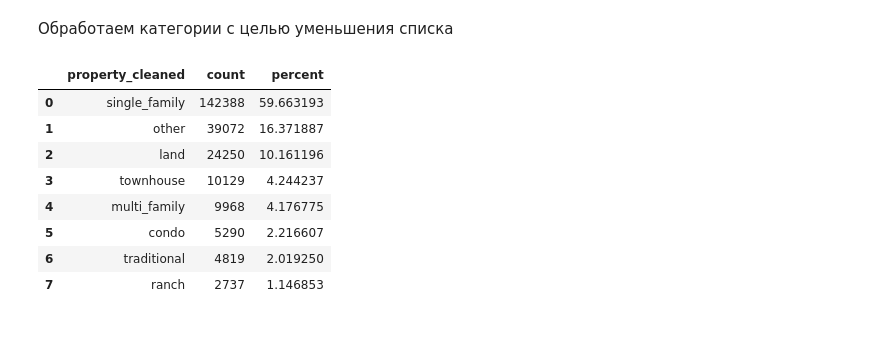
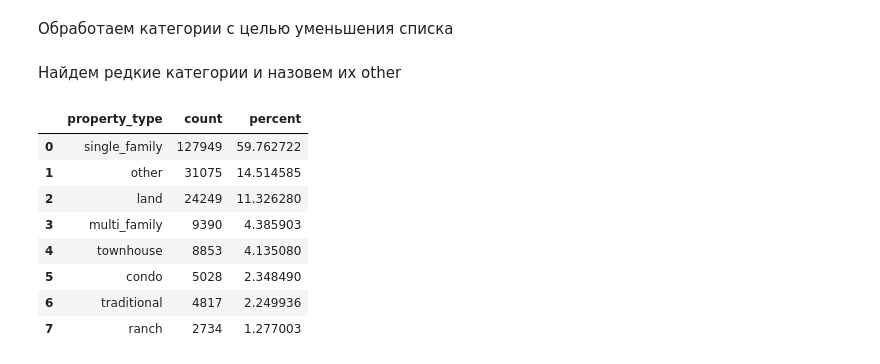
Before and after one commit to nik-gorby/diplom, a Jupyter notebook: diplom.ipynb, the cells around one changed output. Cells and saved outputs as stored; diff of their text form; code cells hidden in the pictures; blank space fills up the shorter version.

```diff
--- a/diplom.ipynb
+++ b/diplom.ipynb
@@ -347,8 +470,12 @@ df['new_baths'] = df['new_baths'].fillna(0)
 # %%
+df['baths_cleaned'] = df['baths_cleaned'].astype(str)
+df['baths_cleaned'] = df['baths_cleaned'].apply(convert_target)
+df['baths_cleaned'] = df['baths_cleaned'].fillna(0)
+
 df.drop(labels=['baths'], axis=1, inplace=True)
 
 df = df.rename(columns={
-    'new_baths': 'baths',
+    'baths_cleaned': 'baths',
 })
 # %%
 df['property_type'] = df['property_type'].str.lower()
@@ -384,32 +510,31 @@ pattern = r'nan'  # Шаблон для поиска
 new_value = 'other'  # Новое значение для замены
 
 df['property_type'] = df['property_type'].apply(replace_based_on_pattern, args=(pattern, new_value))
+# %%
+pattern = r'detached'  # Шаблон для поиска
+new_value = 'single_family'  # Новое значение для замены
+
+df['property_type'] = df['property_type'].apply(replace_based_on_pattern, args=(pattern, new_value))
 # %% [markdown]
 Обработаем категории с целью уменьшения списка
-# %%
-# Рассчитать частоты категорий
-property_category_counts = df['property_type'].value_counts()
-
-# Рассчитать процентное соотношение категорий
-total_count = len(df)
-property_category_percentages = (property_category_counts / total_count) * 100
-
-threshold_percentage = 1
-
-# Найти редкие категории
-rare_categories = property_category_percentages[property_category_percentages < threshold_percentage].index
-
-df['property_cleaned'] = df['property_type'].apply(lambda x: 'other' if x in rare_categories else x)
+# %% [markdown]
+Найдем редкие категории и назовем их other
+# %%
+df = code_rare_categories(df=df, column='property_type', threshold=1, new_val='other')
+df.drop(labels=['property_type'], axis=1, inplace=True)
+df = df.rename(columns={
+    'property_type_cleaned': 'property_type'
+})
 # %%
-_df = value_percentage(df, 'property_cleaned')
+_df = value_percentage(df, 'property_type')
 _df.head(50)
 # %% [output]
-|  | property_cleaned | count | percent |
-| 0 | single_family | 142388 | 59.663193 |
-| 1 | other | 39072 | 16.371887 |
-| 2 | land | 24250 | 10.161196 |
-| 3 | townhouse | 10129 | 4.244237 |
-| 4 | multi_family | 9968 | 4.176775 |
-| 5 | condo | 5290 | 2.216607 |
-| 6 | traditional | 4819 | 2.019250 |
-| 7 | ranch | 2737 | 1.146853 |
+|  | property_type | count | percent |
+| 0 | single_family | 127949 | 59.762722 |
+| 1 | other | 31075 | 14.514585 |
+| 2 | land | 24249 | 11.326280 |
+| 3 | multi_family | 9390 | 4.385903 |
+| 4 | townhouse | 8853 | 4.135080 |
+| 5 | condo | 5028 | 2.348490 |
+| 6 | traditional | 4817 | 2.249936 |
+| 7 | ranch | 2734 | 1.277003 |
```
Also changed, not shown: parts of 60 cells of this notebook, 2 other files.
